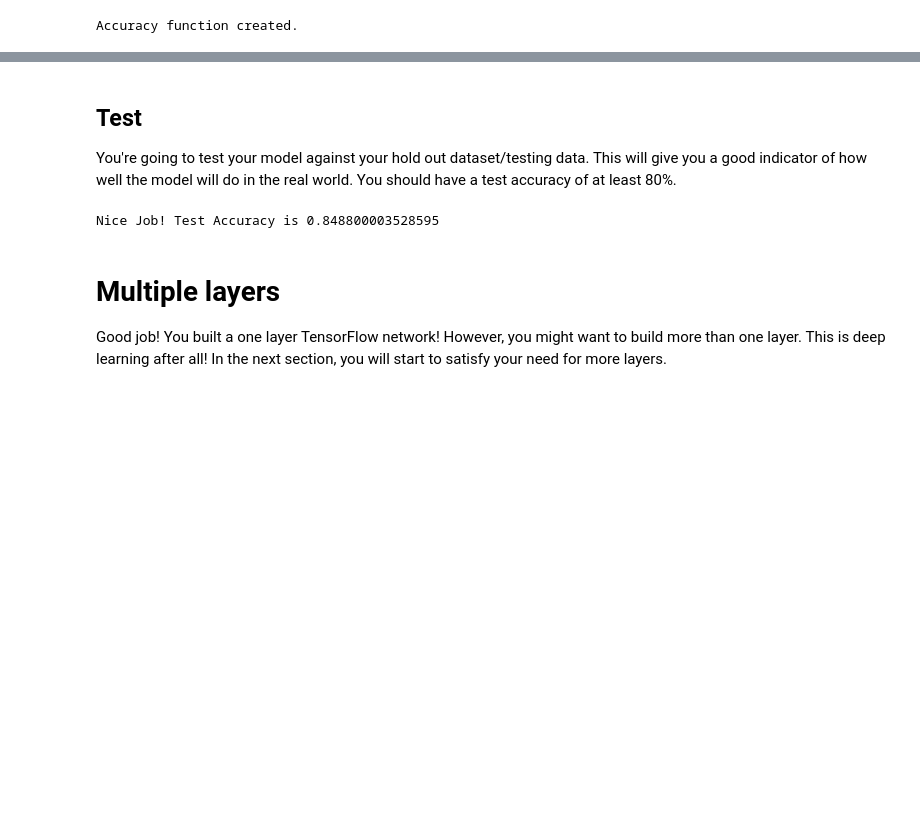
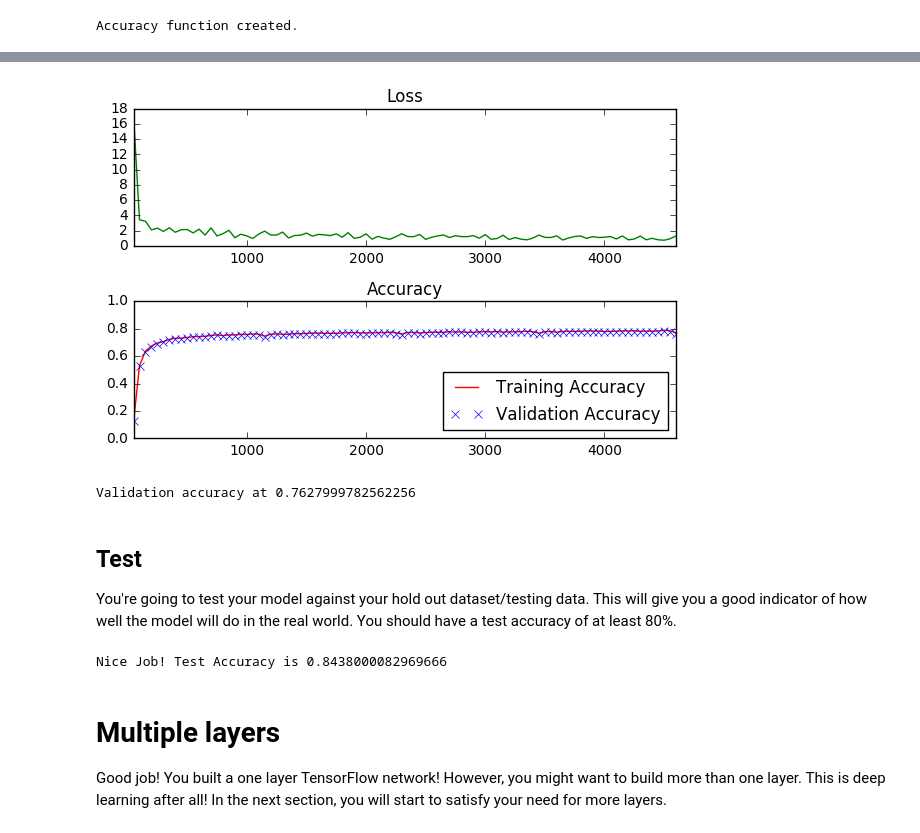
Before and after one commit to baek-jinoo/deep-learning, a Jupyter notebook: intro-to-tensorflow/intro_to_tensorflow.ipynb, the cells around one changed output, grey strips where cells are left out. Drawn from its saved outputs; the diff is of its cells as text; code cells hidden in the pictures; blank space fills up the shorter version.

Commit message:
Cleaned up the solution

```diff
--- a/intro-to-tensorflow/intro_to_tensorflow.ipynb
+++ b/intro-to-tensorflow/intro_to_tensorflow.ipynb
@@ -355,7 +355,7 @@ The code will print out a Loss and Accuracy graph, so you can see how well the n
 batch_size = 128
 
 # TODO: Find the best parameters for each configuration
-epochs = 3
+epochs = 4
 learning_rate = 0.2
 
 ### DON'T MODIFY ANYTHING BELOW ###
@@ -409,33 +409,46 @@ with tf.Session() as session:
         # Check accuracy against Validation data
         validation_accuracy = session.run(accuracy, feed_dict=valid_feed_dict)
 
 loss_plot = plt.subplot(211)
 loss_plot.set_title('Loss')
 loss_plot.plot(batches, loss_batch, 'g')
 loss_plot.set_xlim([batches[0], batches[-1]])
 acc_plot = plt.subplot(212)
 acc_plot.set_title('Accuracy')
 acc_plot.plot(batches, train_acc_batch, 'r', label='Training Accuracy')
 acc_plot.plot(batches, valid_acc_batch, 'x', label='Validation Accuracy')
 acc_plot.set_ylim([0, 1.0])
 acc_plot.set_xlim([batches[0], batches[-1]])
 acc_plot.legend(loc=4)
 plt.tight_layout()
 plt.show()
 
 print('Validation accuracy at {}'.format(validation_accuracy))
 
 # experiment(1, 0.2)
+# Validation accuracy at 0.7541333436965942
 # experiment(2, 0.2)
+# Validation accuracy at 0.7734666466712952
 # experiment(3, 0.2)
+# Validation accuracy at 0.7730666399002075
 # experiment(4, 0.2)
+# Validation accuracy at 0.7770666480064392 # Solution
 # experiment(5, 0.2)
+# Validation accuracy at 0.7820000052452087
 
 # experiment(1, 0.8)
+# Validation accuracy at 0.10693333297967911
 # experiment(1, 0.5)
+# Validation accuracy at 0.7326666712760925
 # experiment(1, 0.1)
+# Validation accuracy at 0.7351999878883362 # Solution
 # experiment(1, 0.05)
+# Validation accuracy at 0.6977333426475525
 # experiment(1, 0.01)
+# Validation accuracy at 0.5246666669845581
+# %% [output]
+[figure, added]
+Validation accuracy at 0.7627999782562256
 # %% [markdown]
 ## Test
 You're going to test your model against your hold out dataset/testing data.  This will give you a good indicator of how well the model will do in the real world.  You should have a test accuracy of at least 80%.
@@ -471,7 +484,7 @@ with tf.Session() as session:
 assert test_accuracy >= 0.80, 'Test accuracy at {}, should be equal to or greater than 0.80'.format(test_accuracy)
 print('Nice Job! Test Accuracy is {}'.format(test_accuracy))
 # %% [output]
-Nice Job! Test Accuracy is 0.848800003528595
+Nice Job! Test Accuracy is 0.8438000082969666
 # %% [markdown]
 # Multiple layers
 Good job!  You built a one layer TensorFlow network!  However, you might want to build more than one layer.  This is deep learning after all!  In the next section, you will start to satisfy your need for more layers.
```
